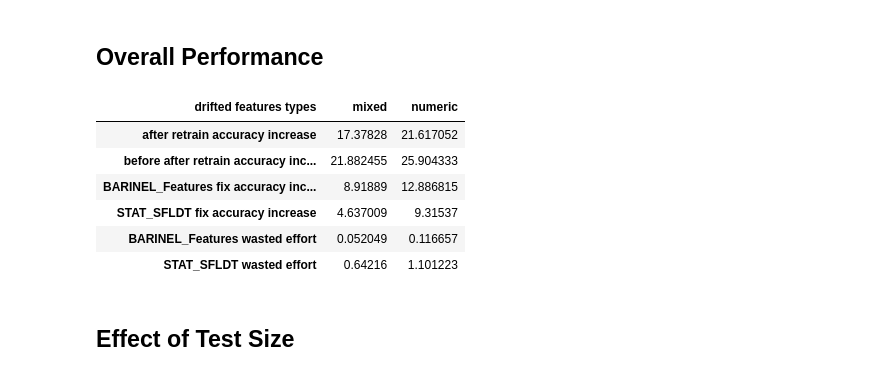
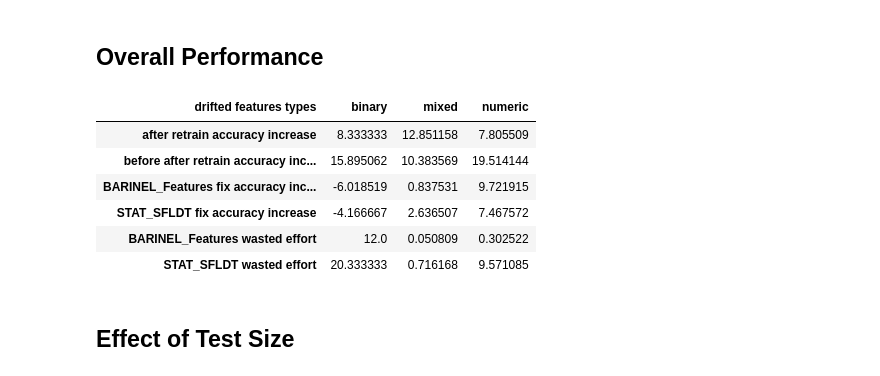
Before and after one commit to yoavzelinger/APPETITE, a Jupyter notebook: results_exploration.ipynb, the cells around one changed output. Saved outputs shown, nothing was run; the diff lists cells and outputs as text; code cells hidden in the pictures.

Commit message:
removing from full results the filter of window size 1

```diff
--- a/results_exploration.ipynb
+++ b/results_exploration.ipynb
@@ -56,29 +56,29 @@ Datasets count: 33
 # %%
 # filter results with after window size 1
 relevant_columns = ["drifted features types"] + accuracy_increase_columns + wasted_efforts_columns
-results_df_after_size_1 = results_df[results_df["after window size"] == 1][relevant_columns]
+results_df_after_size_1 = results_df[relevant_columns]
 
 numeric_results_filter = lambda features_types: all([feature_type == "numeric" for feature_type in features_types.split(", ")])
 categorical_results_filter = lambda features_types: all([feature_type == "binary" for feature_type in features_types.split(", ")])
 
 get_all_features_types = lambda features_types: "numeric" if numeric_results_filter(features_types) else "binary" if categorical_results_filter(features_types) else "mixed"
 
-results_df_after_size_1["drifted features types"] = results_df_after_size_1["drifted features types"].apply(get_all_features_types)
+results_df_after_size_1.loc[:, "drifted features types"] = results_df_after_size_1["drifted features types"].apply(get_all_features_types)
 # group by features types and get the mean of each group
 results_df_after_size_1_grouped = results_df_after_size_1.groupby("drifted features types").mean().reset_index()
 # Transpose the table and make the first row the header
 results_df_after_size_1_grouped = results_df_after_size_1_grouped.T
 results_df_after_size_1_grouped.columns = results_df_after_size_1_grouped.iloc[0]
 results_df_after_size_1_grouped = results_df_after_size_1_grouped[1:]
 results_df_after_size_1_grouped
 # %% [output]
-| drifted features types | mixed | numeric |
-| after retrain accuracy increase | 17.37828 | 21.617052 |
-| before after retrain accuracy inc... | 21.882455 | 25.904333 |
-| BARINEL_Features fix accuracy inc... | 8.91889 | 12.886815 |
-| STAT_SFLDT fix accuracy increase | 4.637009 | 9.31537 |
-| BARINEL_Features wasted effort | 0.052049 | 0.116657 |
-| STAT_SFLDT wasted effort | 0.64216 | 1.101223 |
+| drifted features types | binary | mixed | numeric |
+| after retrain accuracy increase | 8.333333 | 12.851158 | 7.805509 |
+| before after retrain accuracy inc... | 15.895062 | 10.383569 | 19.514144 |
+| BARINEL_Features fix accuracy inc... | -6.018519 | 0.837531 | 9.721915 |
+| STAT_SFLDT fix accuracy increase | -4.166667 | 2.636507 | 7.467572 |
+| BARINEL_Features wasted effort | 12.0 | 0.050809 | 0.302522 |
+| STAT_SFLDT wasted effort | 20.333333 | 0.716168 | 9.571085 |
 # %% [markdown]
 ## Effect of Test Size
 # %%
```
